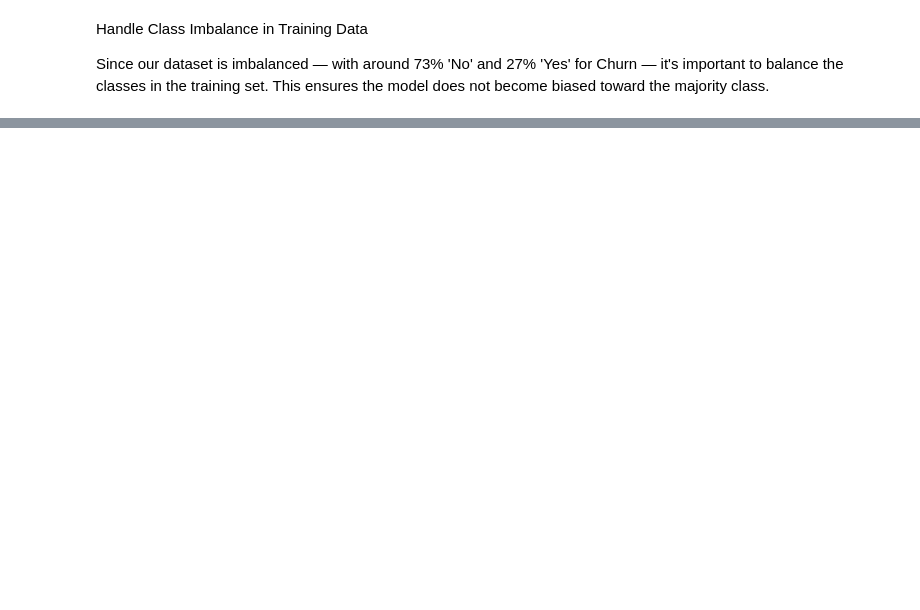
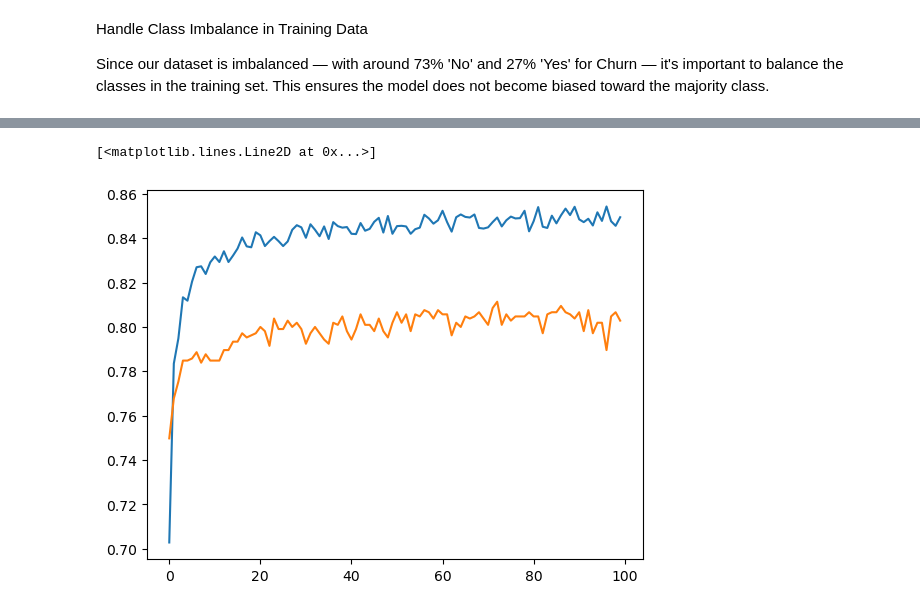
Before and after one commit to jacksparrow-ctrl/Customer-Churn-Prediction, a Jupyter notebook: customer_churn_prediction.ipynb, the cells around one changed output, grey strips where cells are left out. Cells and saved outputs as stored; diff of their text form; code cells hidden in the pictures; blank space fills up the shorter version.

```diff
--- a/customer_churn_prediction.ipynb
+++ b/customer_churn_prediction.ipynb
@@ -428,0 +538,6 @@ weighted avg       0.77      0.76      0.77      1407
+# %%
+plt.plot(history.history['accuracy'])
+plt.plot(history.history['val_accuracy'])
+# %% [output]
+[<matplotlib.lines.Line2D at 0x...>]
+[figure, added]
```
Also changed, not shown: parts of 22 cells of this notebook.
